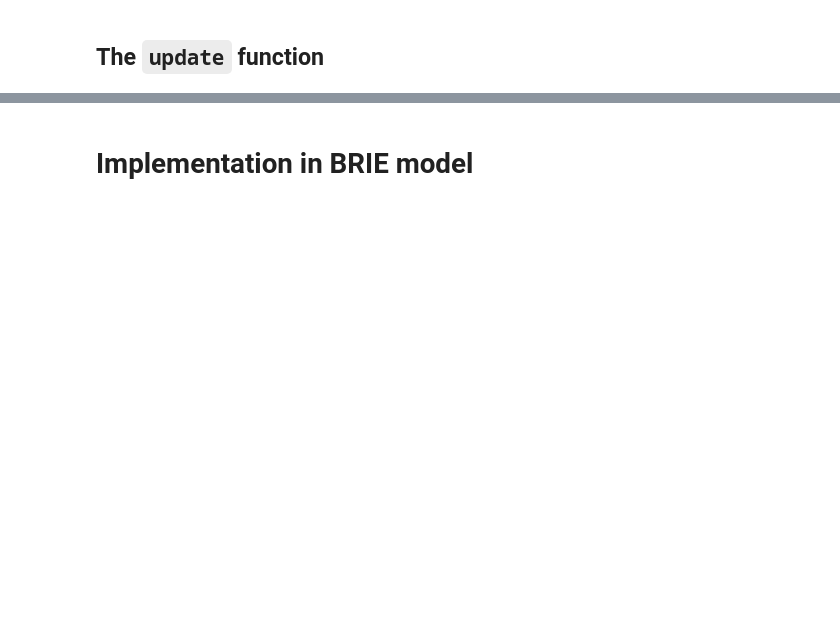
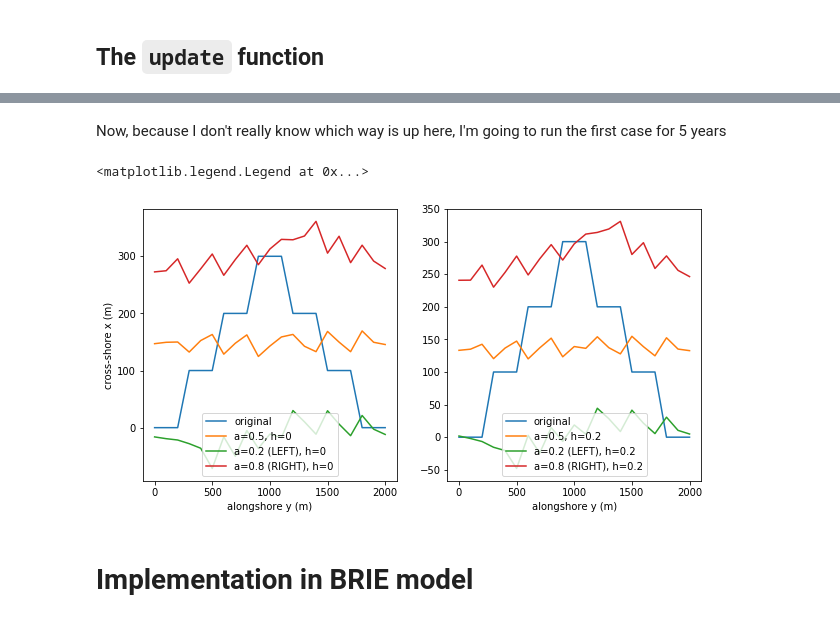
Before and after one commit to UNC-CECL/brie, a Jupyter notebook: notebooks/AlongshoreTransporter.ipynb, the cells around one changed output, grey strips where cells are left out. Saved outputs shown, nothing was run; the diff lists cells and outputs as text; code cells hidden in the pictures; blank space fills up the shorter version.

```diff
--- a/notebooks/AlongshoreTransporter.ipynb
+++ b/notebooks/AlongshoreTransporter.ipynb
@@ -167,2 +205,42 @@ As you can see in Figure 4, because we convolved the wave climate pdf (the norma
+# %% [markdown]
+Now, because I don't really know which way is up here, I'm going to run the first case for 5 years
+# %%
+shoreline_x_pyramid_orig = [0, 0, 0, 100, 100, 100, 200, 200, 200, 300, 300, 300, 200, 200, 200, 100, 100, 100, 0, 0, 0]
+nt = 5  # 5 year simulation
+
+fig, axs = plt.subplots(1, 2, figsize=(10, 5))
+dy = 100
+ny = np.size(shoreline_x_pyramid_orig)
+grid = np.arange(0, ny*dy, dy)
+
+for ax in axs.flat:
+    ax.set(xlabel='alongshore y (m)')
+
+axs[0].set(ylabel='cross-shore x (m)')
+axs[0].plot(grid, shoreline_x_pyramid_orig)
+axs[1].plot(grid, shoreline_x_pyramid_orig)
+
+def loop_transporter(iAx, wave_dist, nt):
+    transporter = AlongshoreTransporter(shoreline_x_pyramid_orig,
+                                    wave_distribution=wave_dist,
+                                    alongshore_section_length=dy,
+                                    time_step=1)
+    for year in range(nt):
+        transporter.update()  # advance one time step
+
+    axs[iAx].plot(grid, transporter.shoreline_x)  # new shoreline after loop
+
+loop_transporter(iAx=0, wave_dist=waves_sym, nt=nt)  # symmetric wave climate, no high angle waves
+loop_transporter(iAx=1, wave_dist=waves_sym_high, nt=nt)  # symmetric wave climate, high angle waves
+loop_transporter(iAx=0, wave_dist=waves_asym_left, nt=nt)  # asymmetric wave climate (80% from LEFT), no high angle waves
+loop_transporter(iAx=1, wave_dist=waves_asym_high_left, nt=nt)  # asymmetric wave climate (80% from LEFT), high angle waves
+loop_transporter(iAx=0, wave_dist=waves_asym_right, nt=nt)  # asymmetric wave climate (80% from RIGHT), no high angle waves
+loop_transporter(iAx=1, wave_dist=waves_asym_high_right, nt=nt)  # asymmetric wave climate (80% from RIGHT), high angle waves
+
+axs[0].legend(["original", "a=0.5, h=0", "a=0.2 (LEFT), h=0", "a=0.8 (RIGHT), h=0"])
+axs[1].legend(["original", "a=0.5, h=0.2", "a=0.2 (LEFT), h=0.2", "a=0.8 (RIGHT), h=0.2"])
+# %% [output]
+<matplotlib.legend.Legend at 0x...>
+[figure, added]
 # %% [markdown]
 # Implementation in BRIE model
```
Also changed, not shown: parts of 14 cells of this notebook.
